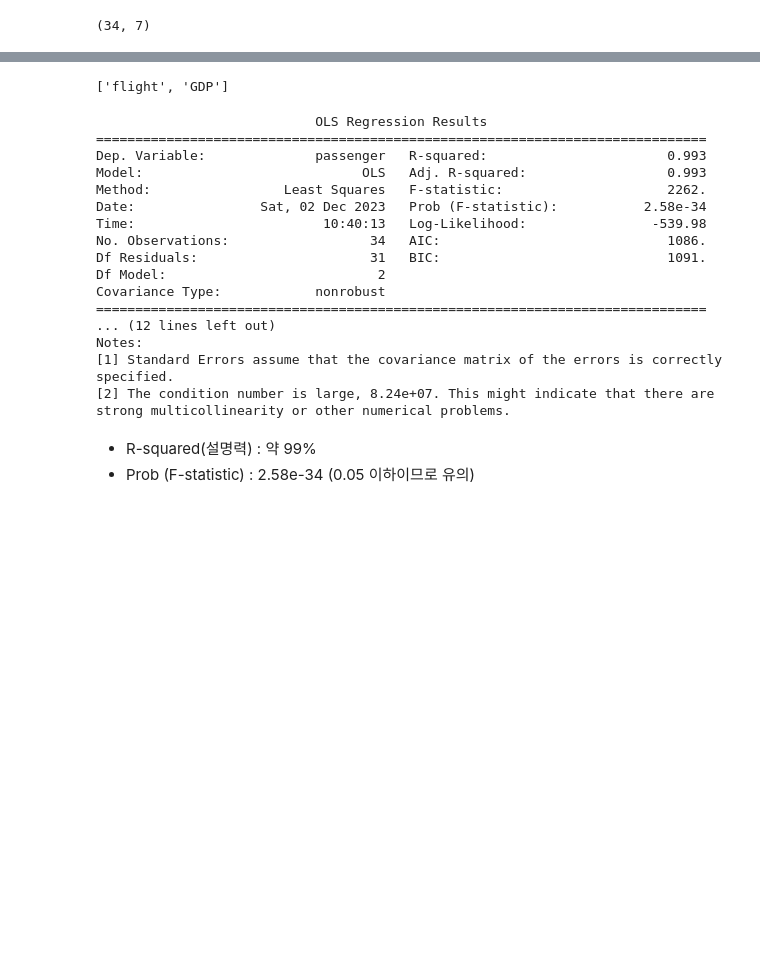
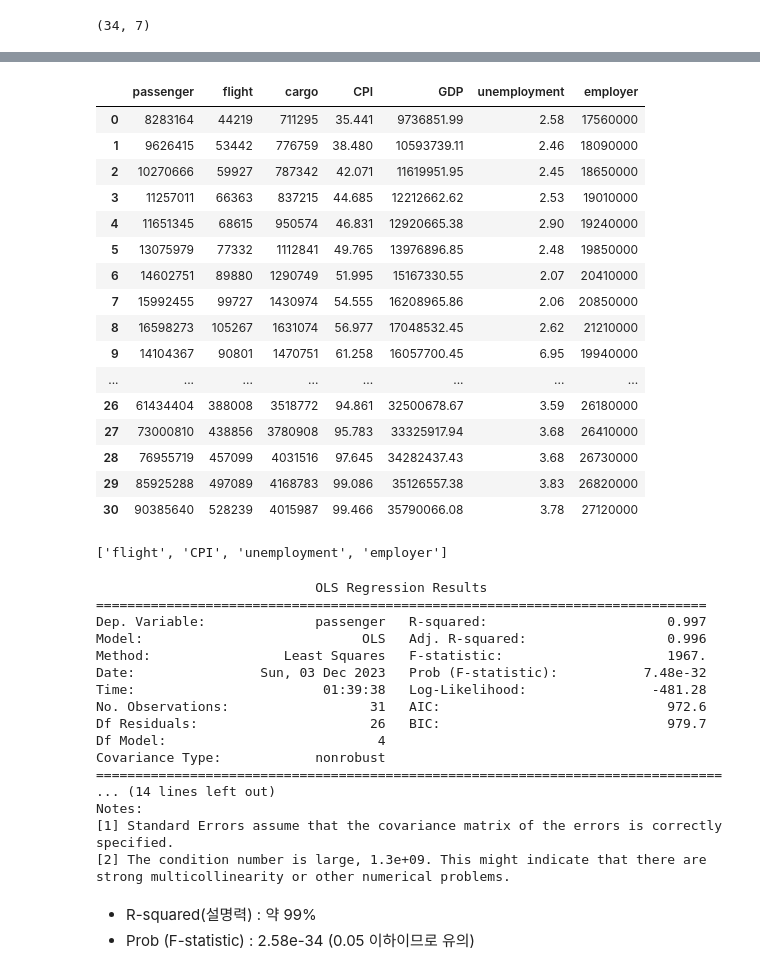
Before and after one commit to Chocoding1/Machine-Learning-Deep-Learning, a Jupyter notebook: AI_final.ipynb, the cells around one changed output, grey strips where cells are left out. Drawn from its saved outputs; the diff is of its cells as text; code cells hidden in the pictures; blank space fills up the shorter version.

```diff
--- a/AI_final.ipynb
+++ b/AI_final.ipynb
@@ -89,3 +60,26 @@ ax.set(title='Heatmap of Numerical Data');
+# %%
+# 이상치 제거
+df = df.loc[0:30]
+
+df.head(33)
+# %% [output]
+|  | passenger | flight | cargo | CPI | GDP | unemployment | employer |
+| 0 | 8283164 | 44219 | 711295 | 35.441 | 9736851.99 | 2.58 | 17560000 |
+| 1 | 9626415 | 53442 | 776759 | 38.480 | 10593739.11 | 2.46 | 18090000 |
+| 2 | 10270666 | 59927 | 787342 | 42.071 | 11619951.95 | 2.45 | 18650000 |
+| 3 | 11257011 | 66363 | 837215 | 44.685 | 12212662.62 | 2.53 | 19010000 |
+| 4 | 11651345 | 68615 | 950574 | 46.831 | 12920665.38 | 2.90 | 19240000 |
+| 5 | 13075979 | 77332 | 1112841 | 49.765 | 13976896.85 | 2.48 | 19850000 |
+| 6 | 14602751 | 89880 | 1290749 | 51.995 | 15167330.55 | 2.07 | 20410000 |
+| 7 | 15992455 | 99727 | 1430974 | 54.555 | 16208965.86 | 2.06 | 20850000 |
+| 8 | 16598273 | 105267 | 1631074 | 56.977 | 17048532.45 | 2.62 | 21210000 |
+| 9 | 14104367 | 90801 | 1470751 | 61.258 | 16057700.45 | 6.95 | 19940000 |
+| ... | ... | ... | ... | ... | ... | ... | ... |
+| 26 | 61434404 | 388008 | 3518772 | 94.861 | 32500678.67 | 3.59 | 26180000 |
+| 27 | 73000810 | 438856 | 3780908 | 95.783 | 33325917.94 | 3.68 | 26410000 |
+| 28 | 76955719 | 457099 | 4031516 | 97.645 | 34282437.43 | 3.68 | 26730000 |
+| 29 | 85925288 | 497089 | 4168783 | 99.086 | 35126557.38 | 3.83 | 26820000 |
+| 30 | 90385640 | 528239 | 4015987 | 99.466 | 35790066.08 | 3.78 | 27120000 |
 # %%
 # 후진선택방법
 # 모든 데이터를 넣고 유의확률 값이 가장 큰 것을 제거하고 다시 하는 과정을 반복해서 모든 유의확률값이 0.05 보다 낮을 떄 끝
@@ -121,31 +115,31 @@ while len(selected_variables) > 0:
 
 print(selected_variables)
 # %% [output]
-['flight', 'GDP']
+['flight', 'CPI', 'unemployment', 'employer']
 # %%
 from scipy import stats
 import statsmodels.formula.api as smf
 
-formula = 'passenger ~ flight + GDP'
+formula = 'passenger ~ flight + CPI + unemployment + employer'
 result = smf.ols(formula, df).fit()
 print(result.summary())
 # %% [output]
                             OLS Regression Results
 ==============================================================================
-Dep. Variable:              passenger   R-squared:                       0.993
-Model:                            OLS   Adj. R-squared:                  0.993
-Method:                 Least Squares   F-statistic:                     2262.
-Date:                Sat, 02 Dec 2023   Prob (F-statistic):           2.58e-34
-Time:                        10:40:13   Log-Likelihood:                -539.98
-No. Observations:                  34   AIC:                             1086.
-Df Residuals:                      31   BIC:                             1091.
-Df Model:                           2
+Dep. Variable:              passenger   R-squared:                       0.997
+Model:                            OLS   Adj. R-squared:                  0.996
+Method:                 Least Squares   F-statistic:                     1967.
+Date:                Sun, 03 Dec 2023   Prob (F-statistic):           7.48e-32
+Time:                        01:39:38   Log-Likelihood:                -481.28
+No. Observations:                  31   AIC:                             972.6
+Df Residuals:                      26   BIC:                             979.7
+Df Model:                           4
 Covariance Type:            nonrobust
-==============================================================================
-... (12 lines left out)
+================================================================================
+... (14 lines left out)
 Notes:
 [1] Standard Errors assume that the covariance matrix of the errors is correctly specified.
-[2] The condition number is large, 8.24e+07. This might indicate that there are
+[2] The condition number is large, 1.3e+09. This might indicate that there are
 strong multicollinearity or other numerical problems.
 # %% [markdown]
 - R-squared(설명력) : 약 99%
```
Also changed, not shown: parts of 20 cells of this notebook.
